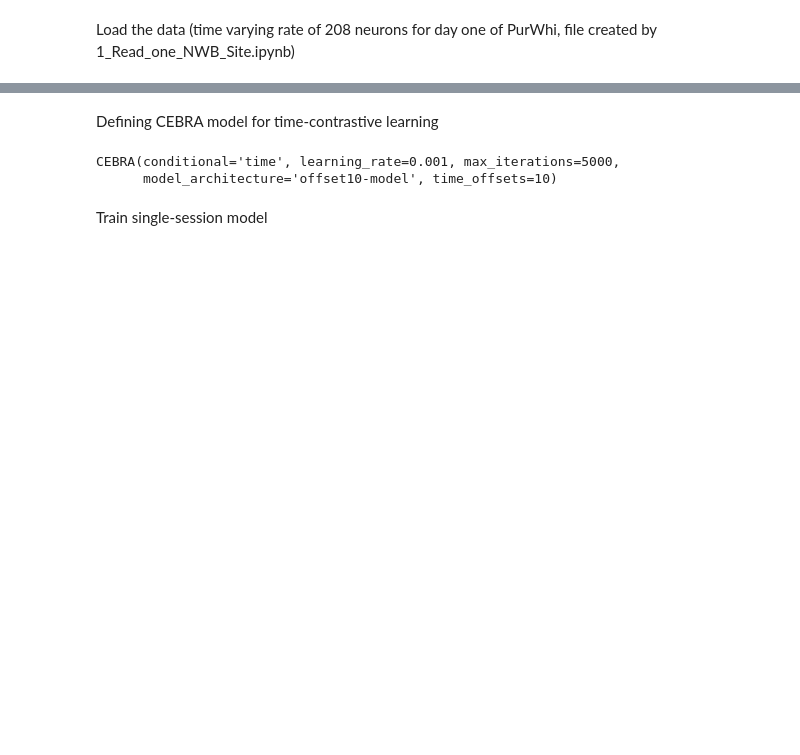
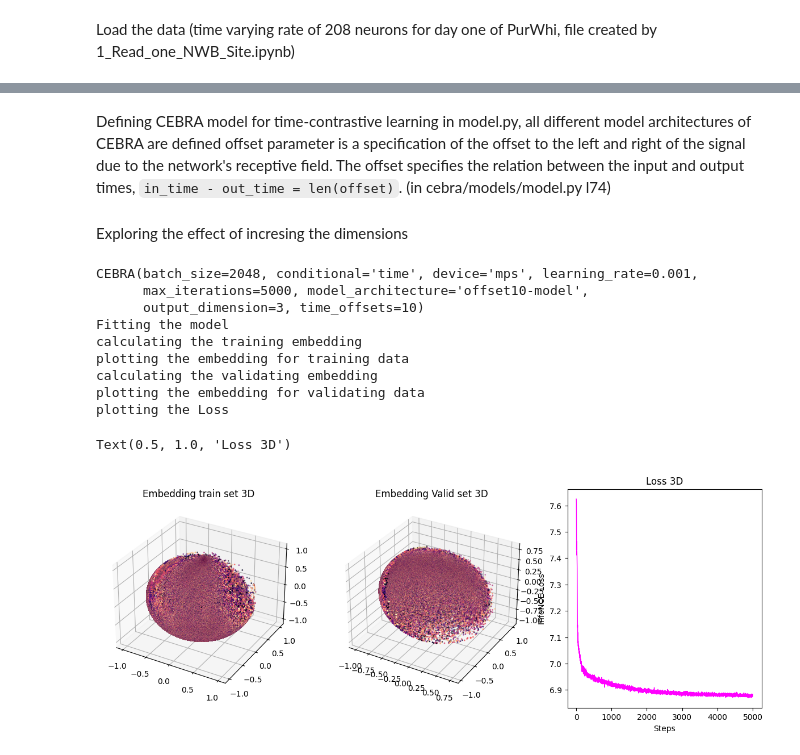
Before and after one commit to julieelie/zebra-finch-operant-semantic-neuro, a Jupyter notebook: 2_Explore_PopCode_Cebra.ipynb, the cells around one changed output, grey strips where cells are left out. Cells and saved outputs as stored; diff of their text form; code cells hidden in the pictures; blank space fills up the shorter version.

```diff
--- a/2_Explore_PopCode_Cebra.ipynb
+++ b/2_Explore_PopCode_Cebra.ipynb
@@ -15,0 +47,10 @@ neural_data.shape
+# %%
+# Split data and labels into train/validation
+
+split_idx = int(0.8 * neural_data.shape[1])
+# suggestion: 5%-20% depending on your dataset size; note that this splits the
+# into an early and late part, which might not be ideal for your data/experiment!
+# As a more involved alternative, consider e.g. a nested time-series split.
+
+train_data = neural_data.T[:split_idx]
+valid_data = neural_data.T[split_idx:]
@@ -16,21 +84,66 @@ neural_data.shape
 # %% [markdown]
 Defining CEBRA model for time-contrastive learning
+in model.py, all different model architectures of CEBRA are defined
+offset parameter is a specification of the offset to the left and right of the signal due to the network's receptive field. The offset specifies the relation between the input and output times, ``in_time - out_time = len(offset)``. (in cebra/models/model.py l74)
+# %% [markdown]
+Exploring the effect of incresing the dimensions
 # %%
-cebra_model = CEBRA(
+Output_dim = 3
+cebra_3D = CEBRA(
     model_architecture = "offset10-model",
     conditional = 'time',
-    batch_size = None, # could be 1024, CEBRA should be trained on the biggest batch size possible
+    batch_size = 2048, # could be 1024, CEBRA should be trained on the biggest batch size possible
     learning_rate = 0.001,
     max_iterations = 5000,#use at least 10,000 iterations to train the model. For prototyping, start with a smaller number (a few 1,000 iterations), increase if the model does not converge (cloud-like)
     time_offsets = 10, #distance (in time) between positive pairs and informs the algorithm about the time-scale of interest
-    output_dimension = 8,
-    device = "cuda_if_available",
+    output_dimension = Output_dim,
+    device = DEVICE,
     verbose = False
 )
 
-print(cebra_model)
+print(cebra_3D)
+
+# fit the model
+print('Fitting the model')
+cebra_3D.fit(train_data)
+
+# obtain the embedding on training set
+print('calculating the training embedding')
+embedding = cebra_3D.transform(train_data)
+assert(embedding.shape == (train_data.shape[0],Output_dim))
+
+# plot the embedding for training set
+print('plotting the embedding for training data')
+fig = plt.figure(figsize=(15,5))
+ax1 = fig.add_subplot(1,3,1, projection='3d') # Initialize 3D axes
+ax1.scatter(embedding[:,0], embedding[:,1], embedding[:,2], cmap = 'magma', c = np.tile(np.arange(100),int(embedding.shape[0]/100)), s=1)
+ax1.set_title("Embedding train set " + str(Output_dim) + "D")
+
+# obtain the embedding on validating set
+print('calculating the validating embedding')
+embedding = cebra_3D.transform(valid_data)
+assert(embedding.shape == (valid_data.shape[0],Output_dim))
+
+# plot the embedding for validating set
+print('plotting the embedding for validating data')
+ax2 = fig.add_subplot(1,3,2, projection='3d') # Initialize 3D axes
+ax2.scatter(embedding[:,0], embedding[:,1], embedding[:,2], cmap = 'magma', c = np.tile(np.arange(100),int(embedding.shape[0]/100)), s=1)
+ax2.set_title("Embedding Valid set " + str(Output_dim) + "D")
+
+# plot the loss
+print('plotting the Loss')
+ax3 = fig.add_subplot(1,3,3)
+cebra.plot_loss(cebra_3D, ax=ax3)
+ax3.set_title("Loss " + str(Output_dim) + "D")
 # %% [output]
-CEBRA(conditional='time', learning_rate=0.001, max_iterations=5000,
-      model_architecture='offset10-model', time_offsets=10)
+CEBRA(batch_size=2048, conditional='time', device='mps', learning_rate=0.001,
+      max_iterations=5000, model_architecture='offset10-model',
+      output_dimension=3, time_offsets=10)
+Fitting the model
+calculating the training embedding
+plotting the embedding for training data
+calculating the validating embedding
+plotting the embedding for validating data
+plotting the Loss
+Text(0.5, 1.0, 'Loss 3D')
+[figure, added]
-# %% [markdown]
-Train single-session model
```
Also changed, not shown: parts of 20 cells of this notebook, 28 other files.
